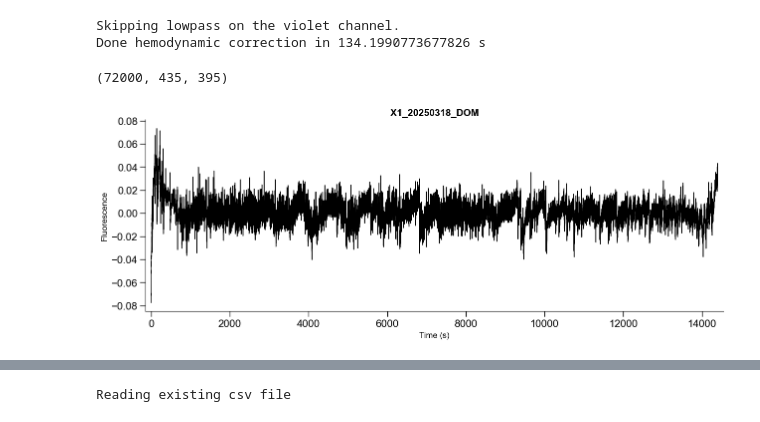
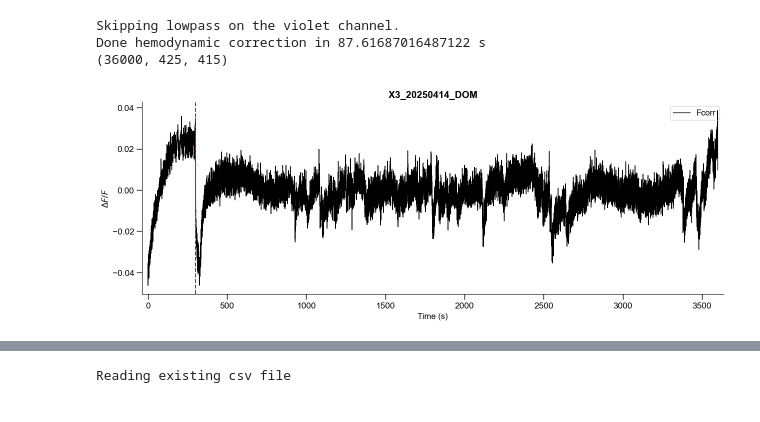
Before and after one commit to Zhaoxi-Liu/widefield_imaging_analysis, a Jupyter notebook: hemo_correct.ipynb, the cells around one changed output, grey strips where cells are left out. Drawn from its saved outputs; the diff is of its cells as text; code cells hidden in the pictures.

```diff
--- a/hemo_correct.ipynb
+++ b/hemo_correct.ipynb
@@ -15,8 +15,8 @@ import pandas as pd
 # %%
 # root = '/home/wrx/Data_WF/WF_WRX'
 root = '/home/wrx/Data_DOM/Widefield'
-mouse_id = 'X1'
-date = '20250318'
+mouse_id = 'X3'
+date = '20250414'
 date_folder = os.path.join(root, mouse_id, date)
 treatment = 'DOM'
 folder = os.path.join(date_folder, treatment)
@@ -38,4 +38,7 @@ parameters = np.load(parameters_path, allow_pickle=True).item()
 # %%
+# preform hemodynamic correction
+U, SVT = approximate_svd(dat, image_base_min)
+
 tstart = time.time()
 fs = parameters['frame_rate']
 freq_highpass = 0.001
@@ -49,11 +52,11 @@ SVTcorr, rcoeffs, T = hemodynamic_correction(U, SVT_470, SVT_405, fs=fs,
 
 print('Done hemodynamic correction in {0} s '.format(time.time()-tstart))
 # SVTcorr = SVT_470 - SVT_405
+
+dat_re = reconstruct(U, SVTcorr)
+print(dat_re.shape)
+F_corr = np.mean(dat_re, axis=(1,2))
 # %% [output]
 Skipping lowpass on the violet channel.
-Done hemodynamic correction in 134.1990773677826 s
+Done hemodynamic correction in 87.61687016487122 s
+(36000, 425, 415)
-# %%
-dat_re = reconstruct(U, SVTcorr)
-print(dat_re.shape)
-# %% [output]
-(72000, 435, 395)
@@ -64,5 +63,7 @@ title = f'{mouse_id}_{date}_{treatment}'
 # %%
+title = f'{mouse_id}_{date}_{treatment}'
+labels = ['Fcorr']
 plot_traces(F_corr[:, np.newaxis], data_rate=parameters['frame_rate'],
-    ylabel='Fluorescence', title=title)
+    ylabel='$\Delta F/F$', title=title, labels=labels, vlines=[300])
 # %% [output]
-[figure, old version]
+[figure, new version]
```
Also changed, not shown: parts of 15 cells of this notebook, 6 other files.
